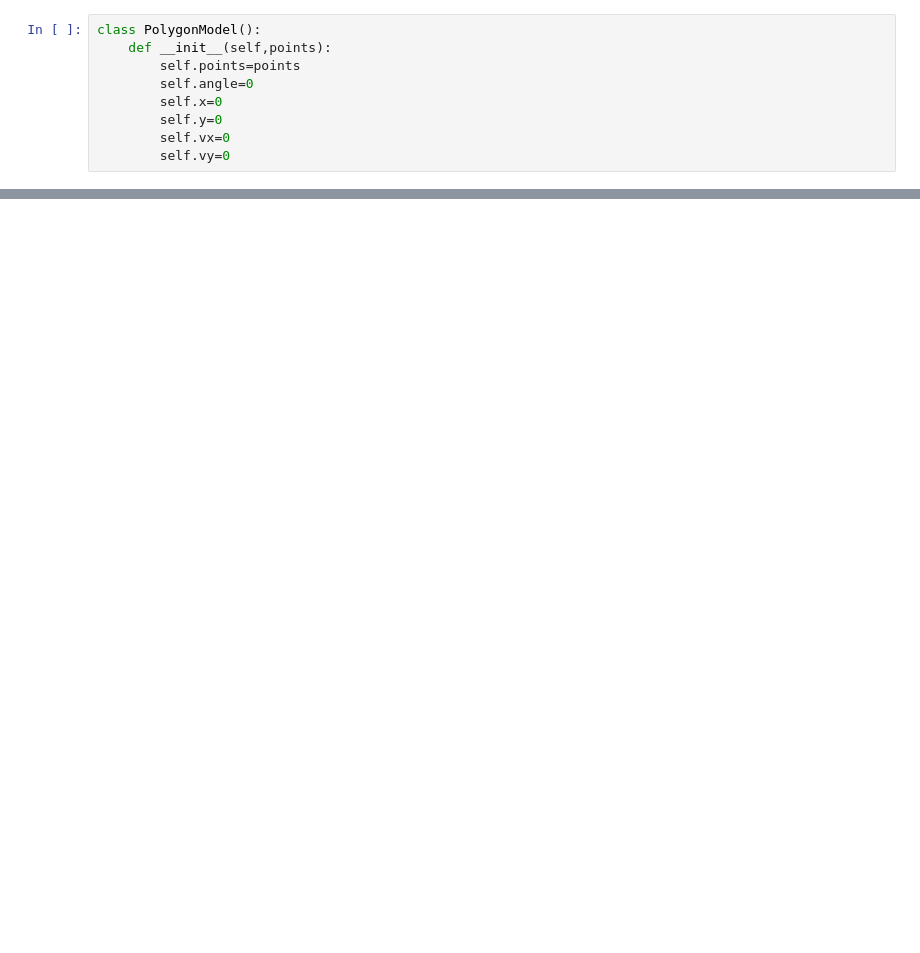
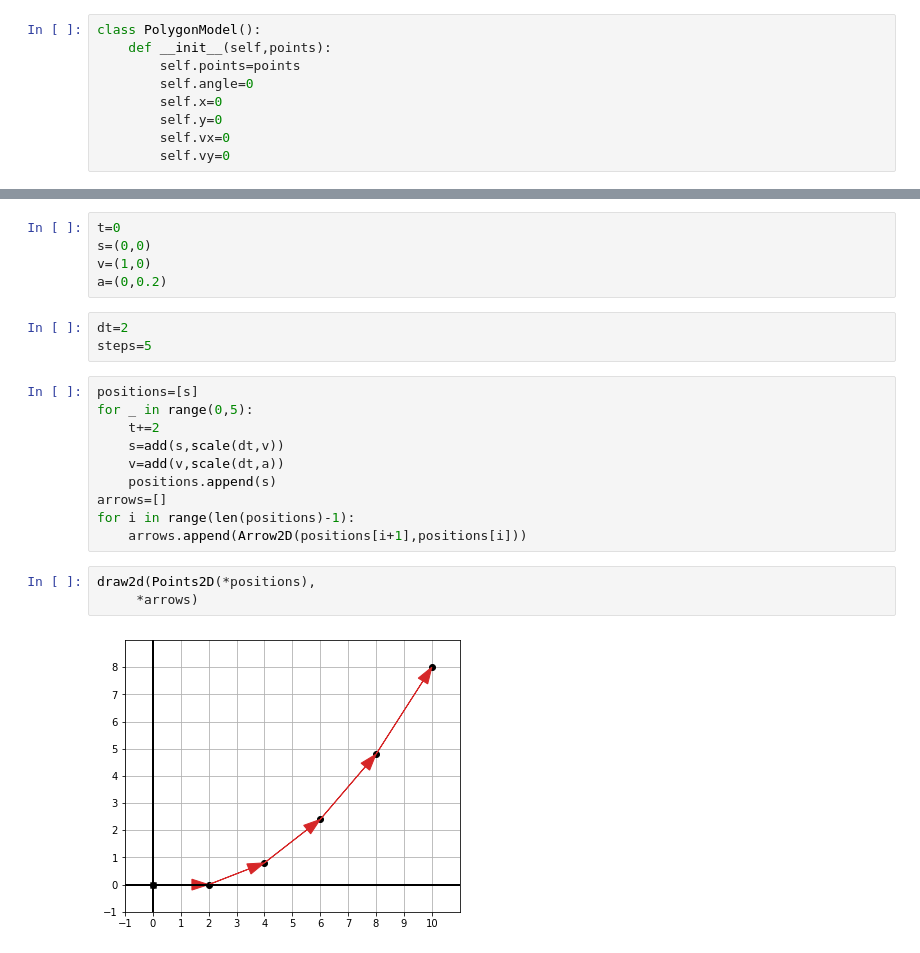
Before and after one commit to Sakurajima-sight/Mathematics-for-programmers-Python, a Jupyter notebook: Chapter 09/Untitled.ipynb, the cells around one changed output, grey strips where cells are left out. Drawn from its saved outputs; the diff is of its cells as text; blank space fills up the shorter version.

```diff
--- a/Chapter 09/Untitled.ipynb
+++ b/Chapter 09/Untitled.ipynb
@@ -9,0 +80,23 @@ class PolygonModel():
+# %%
+t=0
+s=(0,0)
+v=(1,0)
+a=(0,0.2)
+# %%
+dt=2
+steps=5
+# %%
+positions=[s]
+for _ in range(0,5):
+    t+=2
+    s=add(s,scale(dt,v))
+    v=add(v,scale(dt,a))
+    positions.append(s)
+arrows=[]
+for i in range(len(positions)-1):
+    arrows.append(Arrow2D(positions[i+1],positions[i]))
+# %%
+draw2d(Points2D(*positions),
+     *arrows)
+# %% [output]
+[figure, added]
```
Also changed, not shown: parts of 5 cells of this notebook.
